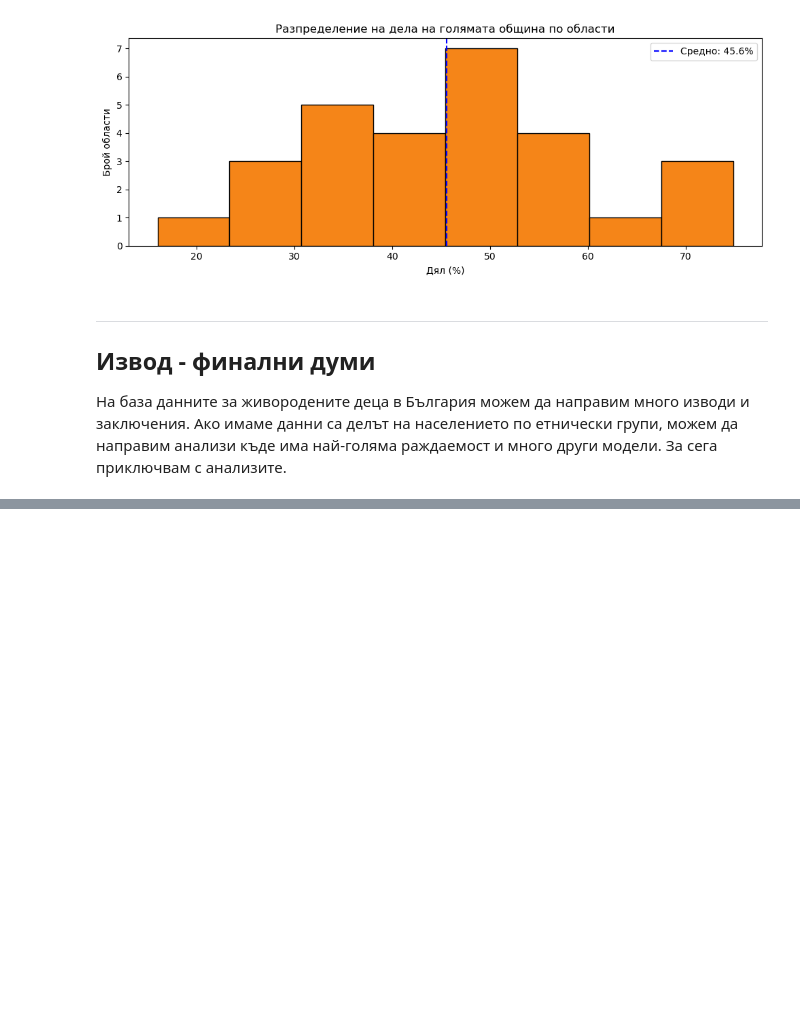
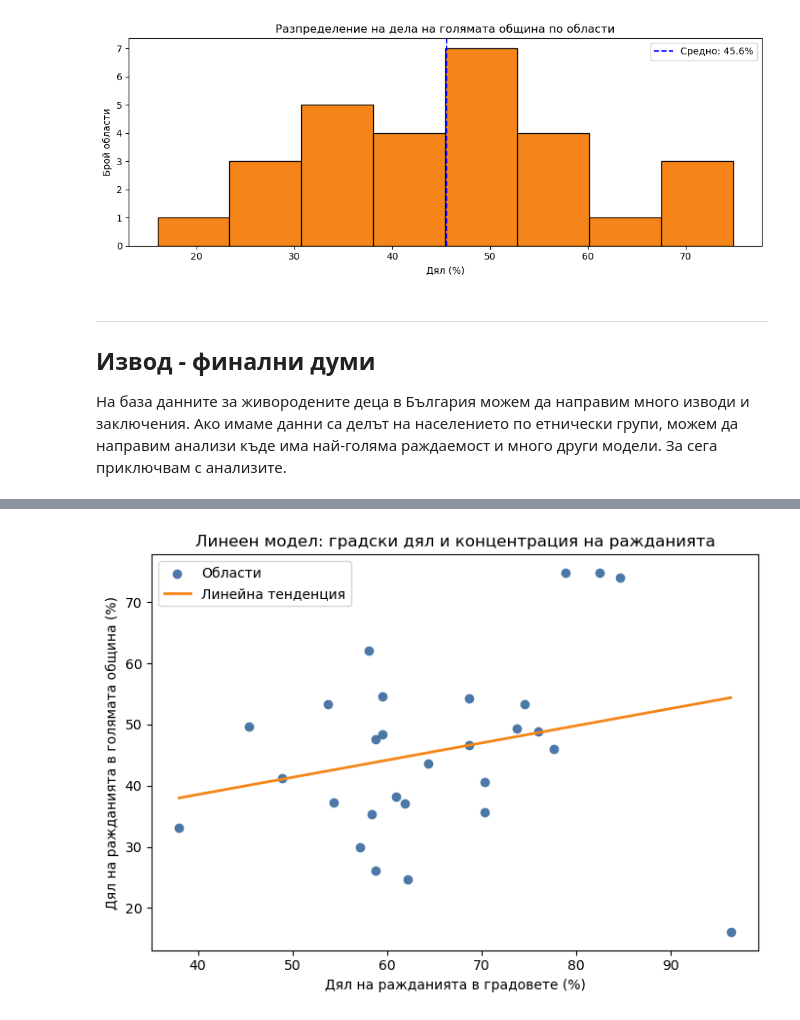
Before and after one commit to clickcafence/live_births, a Jupyter notebook: main.ipynb, the cells around one changed output, grey strips where cells are left out. Saved outputs shown, nothing was run; the diff lists cells and outputs as text; code cells hidden in the pictures; blank space fills up the shorter version.

```diff
--- a/main.ipynb
+++ b/main.ipynb
@@ -645,0 +671,97 @@ plt.show()
+# %%
+import numpy as np
+import pandas as pd
+import matplotlib.pyplot as plt
+
+# Таблица 1: живородени по пол (ползваме само колоната 'общо')
+t1 = pd.read_excel(
+    r"C:\Users\sasho kravaikov\Desktop\live_births\Live_births_by_districts_municipalities_and_sex.xlsx"
+)
+
+# Таблица 3: брачни/извънбрачни и град/село
+t3 = pd.read_excel(
+    r"C:\Users\sasho kravaikov\Desktop\live_births\Live_births_married_out-of-wedlock_districts_municipalities_and_place_of_residence.xlsx"
+)
+
+# ---------- 1) Y: концентрация в голямата община (от Таблица 1) ----------
+name1 = 'Области, Общини'
+total1 = 'общо'
+
+d1 = t1[[name1, total1]].copy()
+d1[total1] = pd.to_numeric(d1[total1], errors='coerce')
+d1 = d1.dropna()
+d1 = d1[d1[name1].astype(str).str.strip() != 'Общо за страната']
+
+# Областите са имената, които се срещат поне 2 пъти (област + едноименна община)
+oblast_names = d1[name1].value_counts()
+oblast_names = oblast_names[oblast_names > 1].index
+
+pairs = d1[d1[name1].isin(oblast_names)].copy()
+obshtina_rows = pairs.loc[pairs.groupby(name1)[total1].idxmin()].copy()
+oblast_rows = pairs.loc[pairs.groupby(name1)[total1].idxmax()].copy()
+
+y_df = oblast_rows.merge(obshtina_rows, on=name1, suffixes=('_област', '_община'))
+y_df['Y_дял_голяма_община'] = y_df[f'{total1}_община'] / y_df[f'{total1}_област']
+
+# ---------- 2) X: дял на ражданията в градовете (от Таблица 3) ----------
+name3 = 'Области Общини'
+total3 = 'Общо, всичко'
+urban3 = 'В градовете, всичко'
+
+d3 = t3[[name3, total3, urban3]].copy()
+d3[total3] = pd.to_numeric(d3[total3], errors='coerce')
+d3[urban3] = pd.to_numeric(d3[urban3], errors='coerce')
+d3 = d3.dropna()
+d3 = d3[d3[name3].astype(str).str.strip() != 'Общо за страната']
+
+# За същите имена вземаме реда за област (по-голямата стойност)
+d3_pairs = d3[d3[name3].isin(oblast_names)].copy()
+x_rows = d3_pairs.loc[d3_pairs.groupby(name3)[total3].idxmax()].copy()
+x_rows['X_дял_градове'] = x_rows[urban3] / x_rows[total3]
+
+# ---------- 3) Обединяване и регресия ----------
+model_df = y_df[[name1, 'Y_дял_голяма_община']].merge(
+    x_rows[[name3, 'X_дял_градове']],
+    left_on=name1,
+    right_on=name3,
+    how='inner',
+)
+
+model_df = model_df.drop(columns=[name3])
+model_df = model_df.rename(columns={name1: 'Област'})
+
+X = model_df['X_дял_градове'].to_numpy()
+Y = model_df['Y_дял_голяма_община'].to_numpy()
+
+# Линейна регресия Y = b0 + b1*X
+b1, b0 = np.polyfit(X, Y, 1)
+Y_hat = b0 + b1 * X
+
+# R^2
+ss_res = np.sum((Y - Y_hat) ** 2)
+ss_tot = np.sum((Y - np.mean(Y)) ** 2)
+r2 = 1 - ss_res / ss_tot
+
+corr = np.corrcoef(X, Y)[0, 1]
+
+print('ЛИНЕЕН МОДЕЛ: Y = b0 + b1*X')
+print(f'b0 = {b0:.4f}')
+print(f'b1 = {b1:.4f}')
+print(f'Корелация r = {corr:.4f}')
+print(f'R^2 = {r2:.4f}')
+print(f'Брой области в модела = {len(model_df)}')
+
+plt.figure(figsize=(7, 5))
+plt.scatter(X * 100, Y * 100, color='#4C78A8', label='Области')
+
+x_line = np.linspace(X.min(), X.max(), 100)
+y_line = b0 + b1 * x_line
+plt.plot(x_line * 100, y_line * 100, color='#F58518', linewidth=2, label='Линейна тенденция')
+
+plt.xlabel('Дял на ражданията в градовете (%)')
+plt.ylabel('Дял на ражданията в голямата община (%)')
+plt.title('Линеен модел: градски дял и концентрация на ражданията')
+plt.legend()
+plt.tight_layout()
+plt.show()
+# %% [output]
@@ -645,0 +774 @@ plt.show()
+[figure, added]
```
Also changed, not shown: parts of 5 cells of this notebook, 2 other files.
